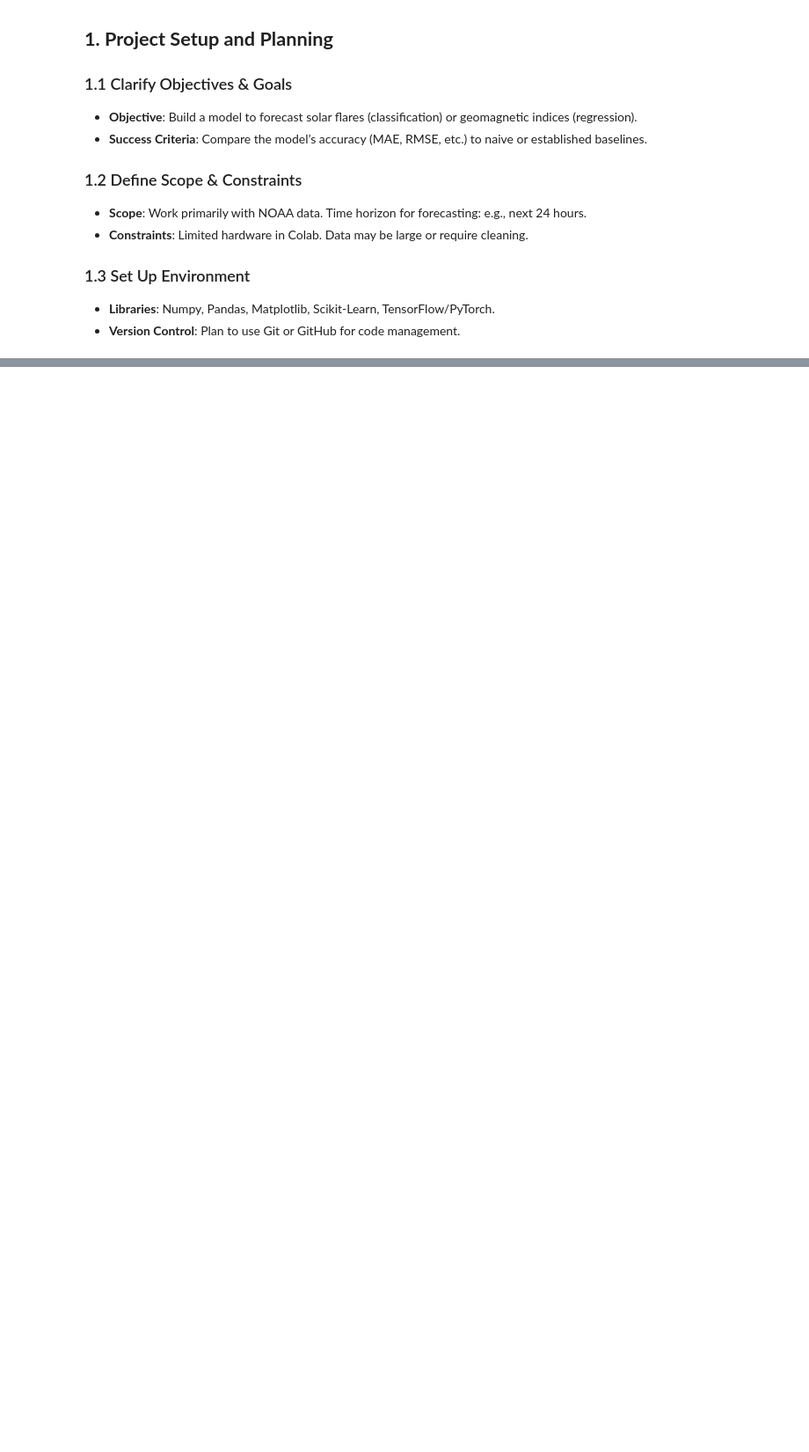
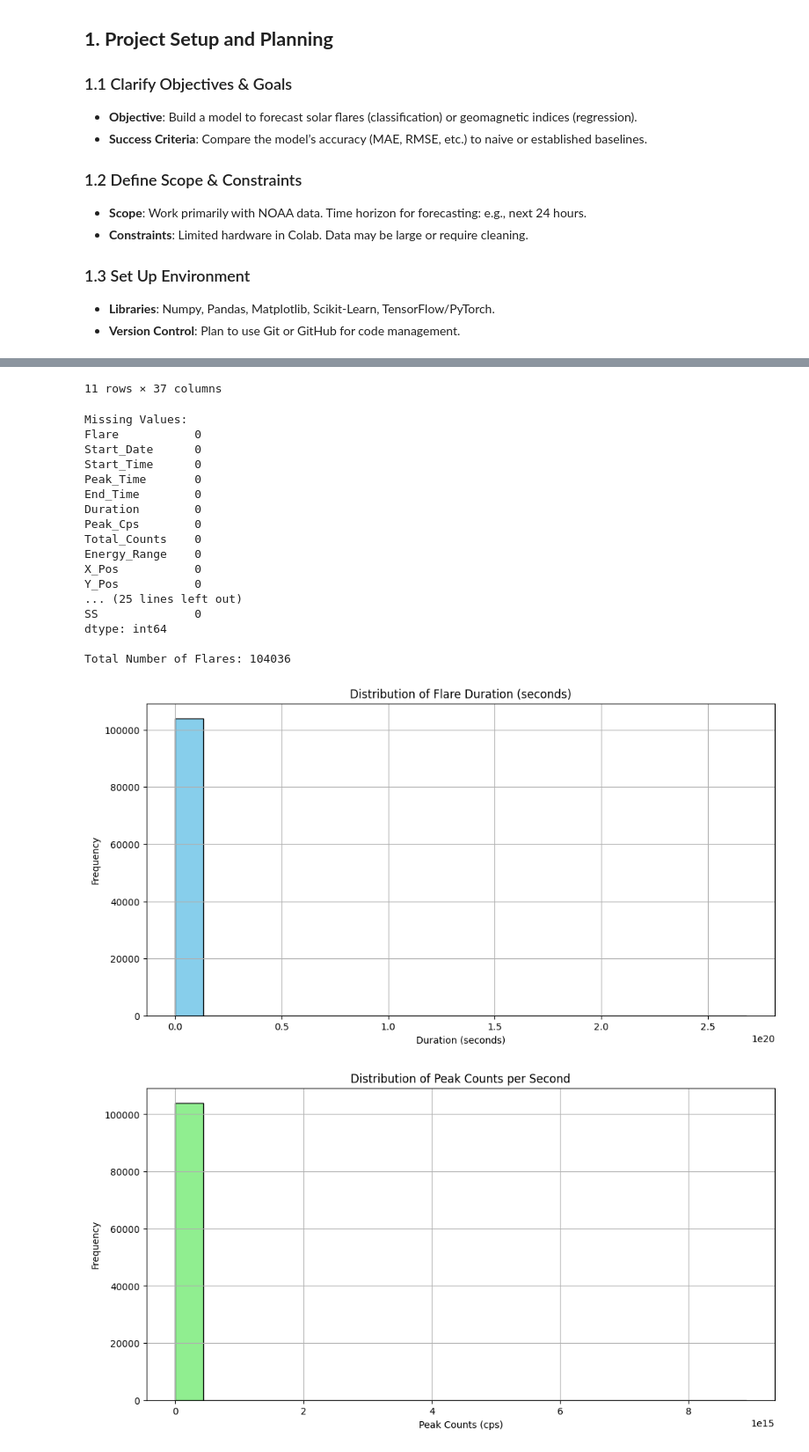
Before and after one commit to vidybaskar/CSCI-4170-Assignments, a Jupyter notebook: Project/PAIML_PROJECT.ipynb, the cells around one changed output, grey strips where cells are left out. Shown at 88% size. Drawn from its saved outputs; the diff is of its cells as text; code cells hidden in the pictures; blank space fills up the shorter version.

```diff
--- a/Project/PAIML_PROJECT.ipynb
+++ b/Project/PAIML_PROJECT.ipynb
@@ -63,0 +237,59 @@ PyTorch version: 2.6.0+cu124
+# %%
+# Load the HESSI Flare List dataset
+flare_df = pd.read_csv("hessi_flare_list.csv")
+
+# Display basic information
+print("### HESSI Flare List Dataset Information ###")
+flare_df.info()
+print("\nSummary Statistics:")
+display(flare_df.describe(include='all'))
+
+# Check for missing values
+print("\nMissing Values:")
+print(flare_df.isnull().sum())
+
+# Total number of flares
+print("\nTotal Number of Flares:", len(flare_df))
+
+# Plot distribution of Flare Duration
+plt.figure(figsize=(12, 6))
+# Convert duration to numeric (in case it's read as string)
+flare_df['Duration'] = pd.to_numeric(flare_df['Duration'], errors='coerce')
+plt.hist(flare_df['Duration'].dropna(), bins=20, color='skyblue', edgecolor='black')
+plt.title("Distribution of Flare Duration (seconds)")
+plt.xlabel("Duration (seconds)")
+plt.ylabel("Frequency")
+plt.grid(True)
+plt.show()
+
+# Plot distribution of Peak Counts per Second
+plt.figure(figsize=(12, 6))
+flare_df['Peak_Cps'] = pd.to_numeric(flare_df['Peak_Cps'], errors='coerce')
+plt.hist(flare_df['Peak_Cps'].dropna(), bins=20, color='lightgreen', edgecolor='black')
+plt.title("Distribution of Peak Counts per Second")
+plt.xlabel("Peak Counts (cps)")
+plt.ylabel("Frequency")
+plt.grid(True)
+plt.show()
+
+# Summarize flare flag occurrences (binary columns)
+# Assuming flag columns are the ones that are not in the fixed fields.
+fixed_fields = ["Flare", "Start_Date", "Start_Time", "Peak_Time", "End_Time",
+                "Duration", "Peak_Cps", "Total_Counts", "Energy_Range",
+                "X_Pos", "Y_Pos", "Radial", "AR"]
+flag_columns = [col for col in flare_df.columns if col not in fixed_fields]
+
+# Compute counts for each flag
+flag_counts = flare_df[flag_columns].sum()
+print("Flag Counts:")
+print(flag_counts)
+
+# Plot flag counts
+plt.figure(figsize=(12, 6))
+flag_counts.plot(kind='bar')
+plt.title("Counts for Each Flare Flag")
+plt.xlabel("Flag")
+plt.ylabel("Count")
+plt.grid(True)
+plt.show()
+# %% [output]
@@ -63,0 +325,20 @@ PyTorch version: 2.6.0+cu124
+11 rows × 37 columns
+Missing Values:
+Flare           0
+Start_Date      0
+Start_Time      0
+Peak_Time       0
+End_Time        0
+Duration        0
+Peak_Cps        0
+Total_Counts    0
+Energy_Range    0
+X_Pos           0
+Y_Pos           0
+... (25 lines left out)
+SS              0
+dtype: int64
+
+Total Number of Flares: 104036
+[figure, added]
+[figure, added]
```
Also changed, not shown: parts of 26 cells of this notebook, 9 other files.
